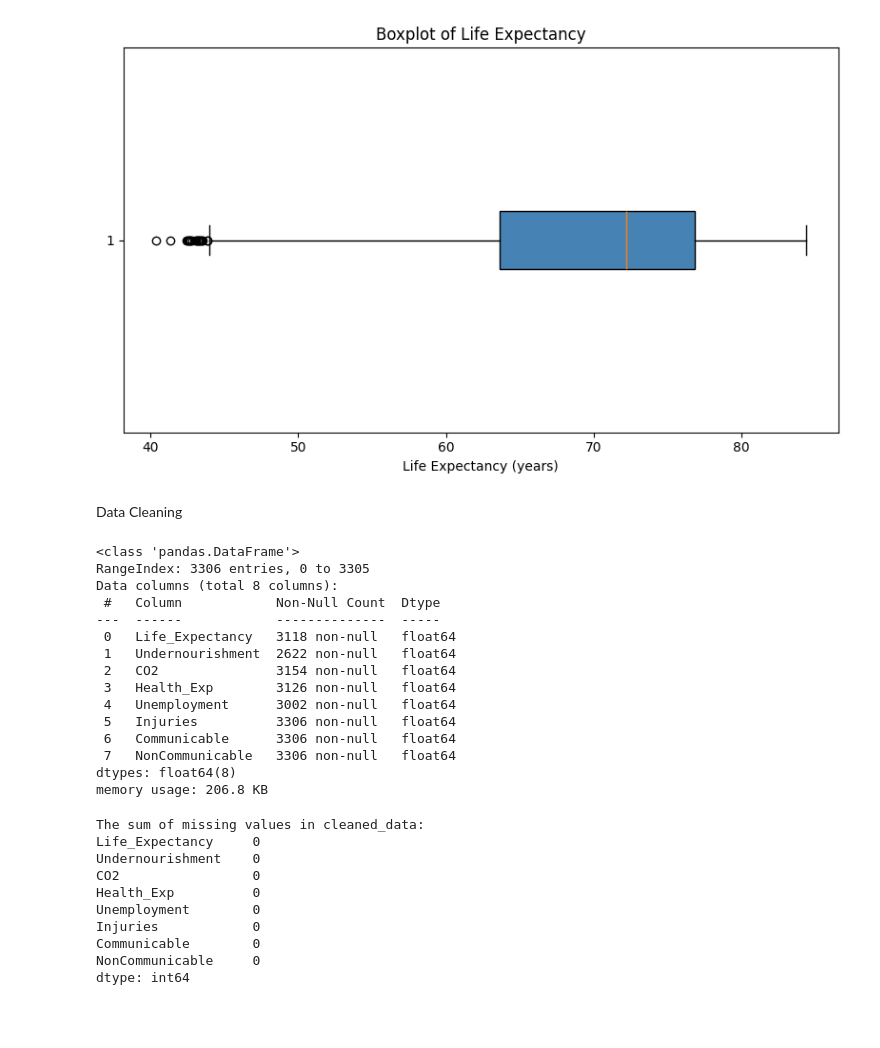
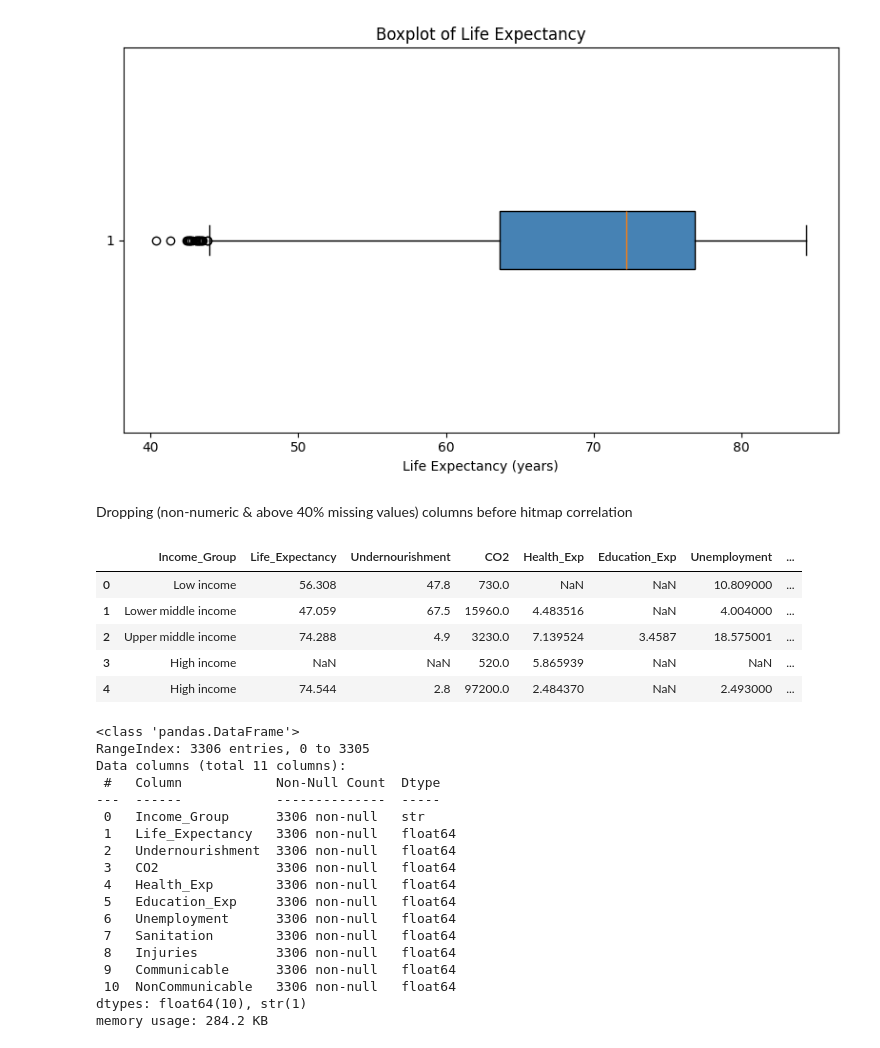
Before and after one commit to ai-ngabo/linear_regression_model, a Jupyter notebook: summative/linear_regression/multivariate.ipynb, the cells around one changed output. Drawn from its saved outputs; the diff is of its cells as text; code cells hidden in the pictures; blank space fills up the shorter version.

```diff
--- a/summative/linear_regression/multivariate.ipynb
+++ b/summative/linear_regression/multivariate.ipynb
@@ -137,53 +159,50 @@ plt.show()
 # %% [output]
 [figure]
 # %% [markdown]
-Data Cleaning
+Dropping (non-numeric & above 40% missing values) columns before hitmap correlation
 # %%
 # Dropping Columns with more than 30% missing values
-# and nun numeric columns
+# and non-numeric columns
 cleaned_data = data.drop(columns=[
     'Year', # time index
     'Country', #Just a label
     'Code', # same as country, no numerical value
     'Region', # no numerical value
-    'Income_Group', # Categorical label
     'Corruption', # missing 70% of the values
-    'Education_Exp', # missing 33% of the values
-    'Sanitation' # missing 37.7Z% of the values
     ])
-cleaned_data.info()
+cleaned_data.head()
 # %% [output]
-<class 'pandas.DataFrame'>
-RangeIndex: 3306 entries, 0 to 3305
-Data columns (total 8 columns):
- #   Column            Non-Null Count  Dtype
----  ------            --------------  -----
- 0   Life_Expectancy   3118 non-null   float64
- 1   Undernourishment  2622 non-null   float64
- 2   CO2               3154 non-null   float64
- 3   Health_Exp        3126 non-null   float64
- 4   Unemployment      3002 non-null   float64
- 5   Injuries          3306 non-null   float64
- 6   Communicable      3306 non-null   float64
- 7   NonCommunicable   3306 non-null   float64
-dtypes: float64(8)
-memory usage: 206.8 KB
+|  | Income_Group | Life_Expectancy | Undernourishment | CO2 | Health_Exp | Education_Exp | Unemployment | ... |
+| 0 | Low income | 56.308 | 47.8 | 730.0 | NaN | NaN | 10.809000 | ... |
+| 1 | Lower middle income | 47.059 | 67.5 | 15960.0 | 4.483516 | NaN | 4.004000 | ... |
+| 2 | Upper middle income | 74.288 | 4.9 | 3230.0 | 7.139524 | 3.4587 | 18.575001 | ... |
+| 3 | High income | NaN | NaN | 520.0 | 5.865939 | NaN | NaN | ... |
+| 4 | High income | 74.544 | 2.8 | 97200.0 | 2.484370 | NaN | 2.493000 | ... |
 # %%
 # Filling missing values in numeric columns with the mean of each column
 cleaned_data.fillna(cleaned_data.mean(numeric_only=True), inplace=True)
-print('The sum of missing values in cleaned_data: ')
-print(cleaned_data.isnull().sum())
+
+# Final check of the cleaned dataset
+cleaned_data.info()
 # %% [output]
-The sum of missing values in cleaned_data:
-Life_Expectancy     0
-Undernourishment    0
-CO2                 0
-Health_Exp          0
-Unemployment        0
-Injuries            0
-Communicable        0
-NonCommunicable     0
-dtype: int64
+<class 'pandas.DataFrame'>
+RangeIndex: 3306 entries, 0 to 3305
+Data columns (total 11 columns):
+ #   Column            Non-Null Count  Dtype
+---  ------            --------------  -----
+ 0   Income_Group      3306 non-null   str
+ 1   Life_Expectancy   3306 non-null   float64
+ 2   Undernourishment  3306 non-null   float64
+ 3   CO2               3306 non-null   float64
+ 4   Health_Exp        3306 non-null   float64
+ 5   Education_Exp     3306 non-null   float64
+ 6   Unemployment      3306 non-null   float64
+ 7   Sanitation        3306 non-null   float64
+ 8   Injuries          3306 non-null   float64
+ 9   Communicable      3306 non-null   float64
+ 10  NonCommunicable   3306 non-null   float64
+dtypes: float64(10), str(1)
+memory usage: 284.2 KB
 # %%
 # Hitmap of the correlation on the cleaned dataset
 plt.figure(figsize=(10, 8))
```
Also changed, not shown: parts of 24 cells of this notebook.
